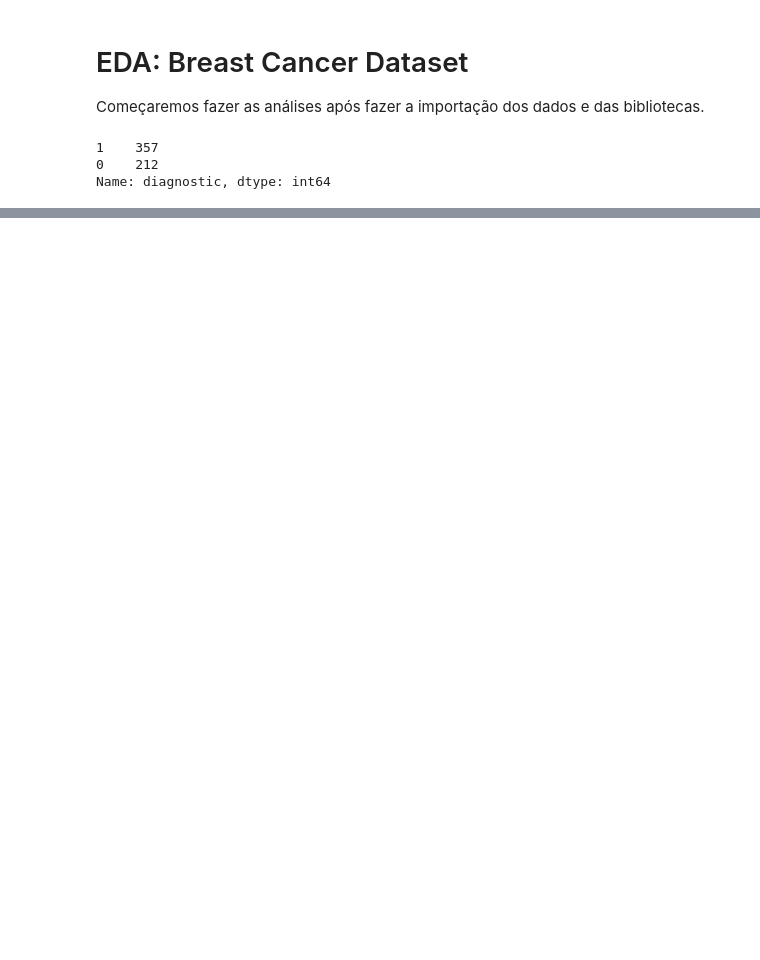
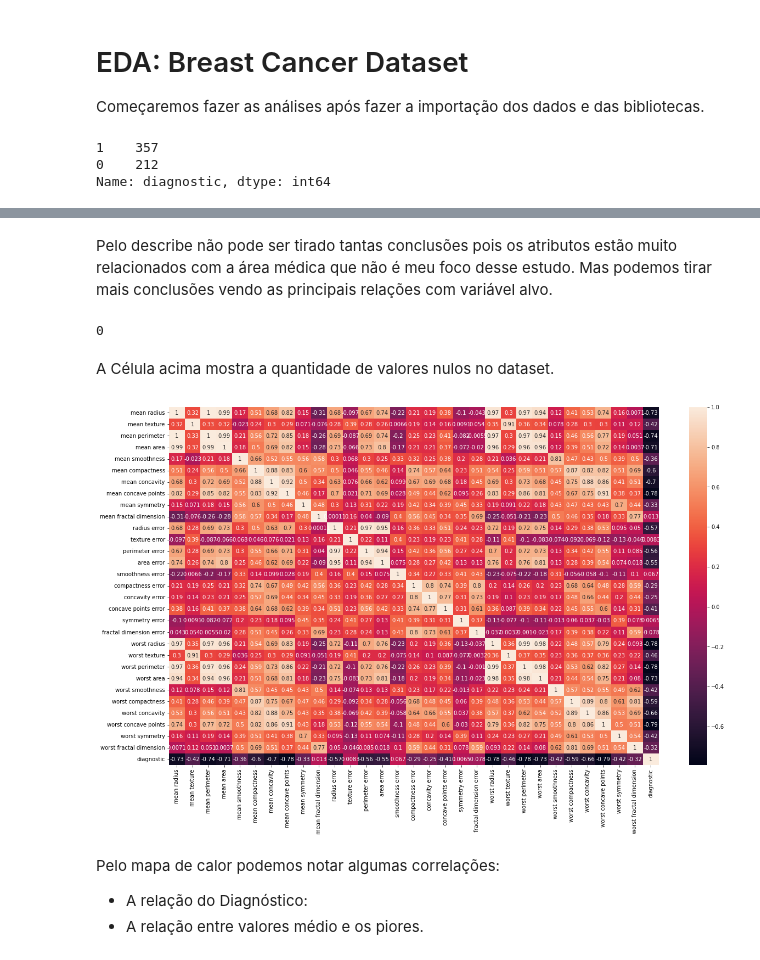
Before and after one commit to N3pomuceno/Projeto_dataset_breast_cancer, a Jupyter notebook: Análise Exploratória dos dados.ipynb, the cells around one changed output, grey strips where cells are left out. Cells and saved outputs as stored; diff of their text form; code cells hidden in the pictures; blank space fills up the shorter version.

Commit message:
Add[nb]: Mapa de calor em análise

```diff
--- a/Análise Exploratória dos dados.ipynb
+++ b/Análise Exploratória dos dados.ipynb
@@ -25,0 +44,18 @@ Name: diagnostic, dtype: int64
+# %% [markdown]
+Pelo describe não pode ser tirado tantas conclusões pois os atributos estão muito relacionados com a área médica que não é meu foco desse estudo. Mas podemos tirar mais conclusões vendo as principais relações com variável alvo.
+# %%
+#Quantidade de variáveis nulas.
+df.isnull().sum().sum()
+# %% [output]
+0
+# %% [markdown]
+A Célula acima mostra a quantidade de valores nulos no dataset.
+# %%
+plt.figure(figsize=(20,12))
+ax = sns.heatmap(df.corr(), annot=True)
+# %% [output]
+[figure, added]
+# %% [markdown]
+Pelo mapa de calor podemos notar algumas correlações:
+ - A relação do Diagnóstico:
+ - A relação entre valores médio e os piores.
```
Also changed, not shown: parts of 3 cells of this notebook.
